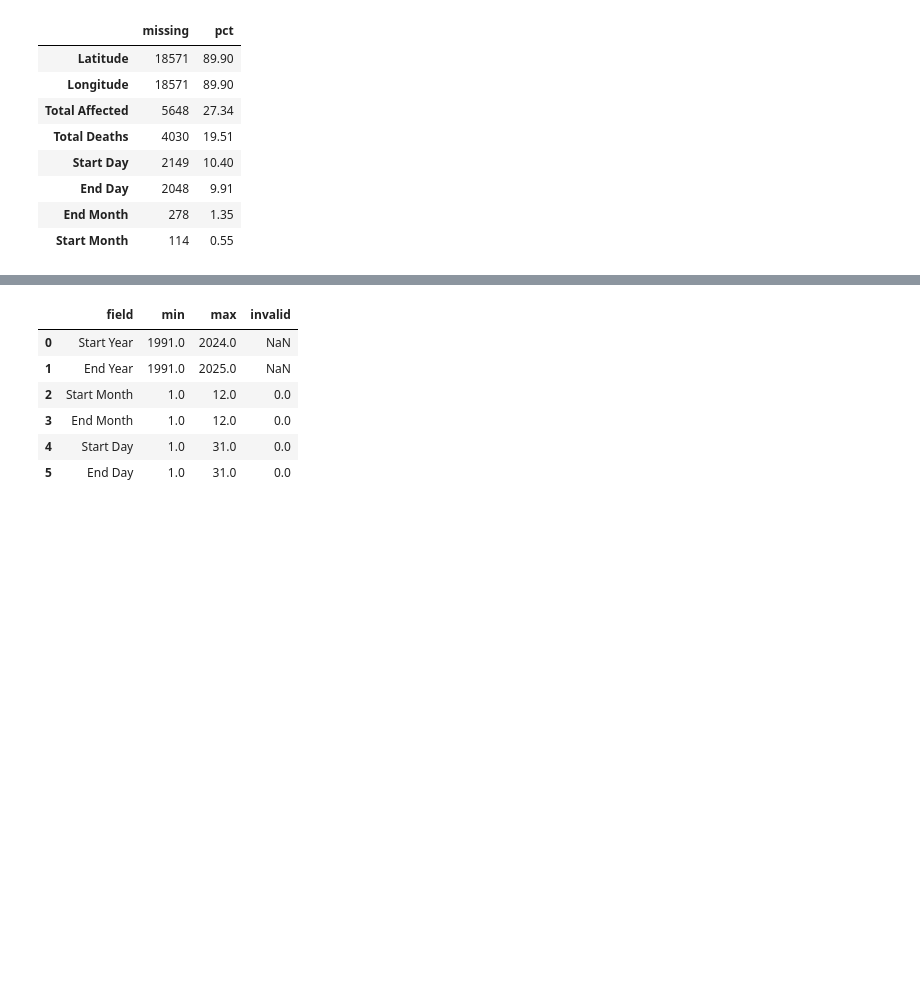
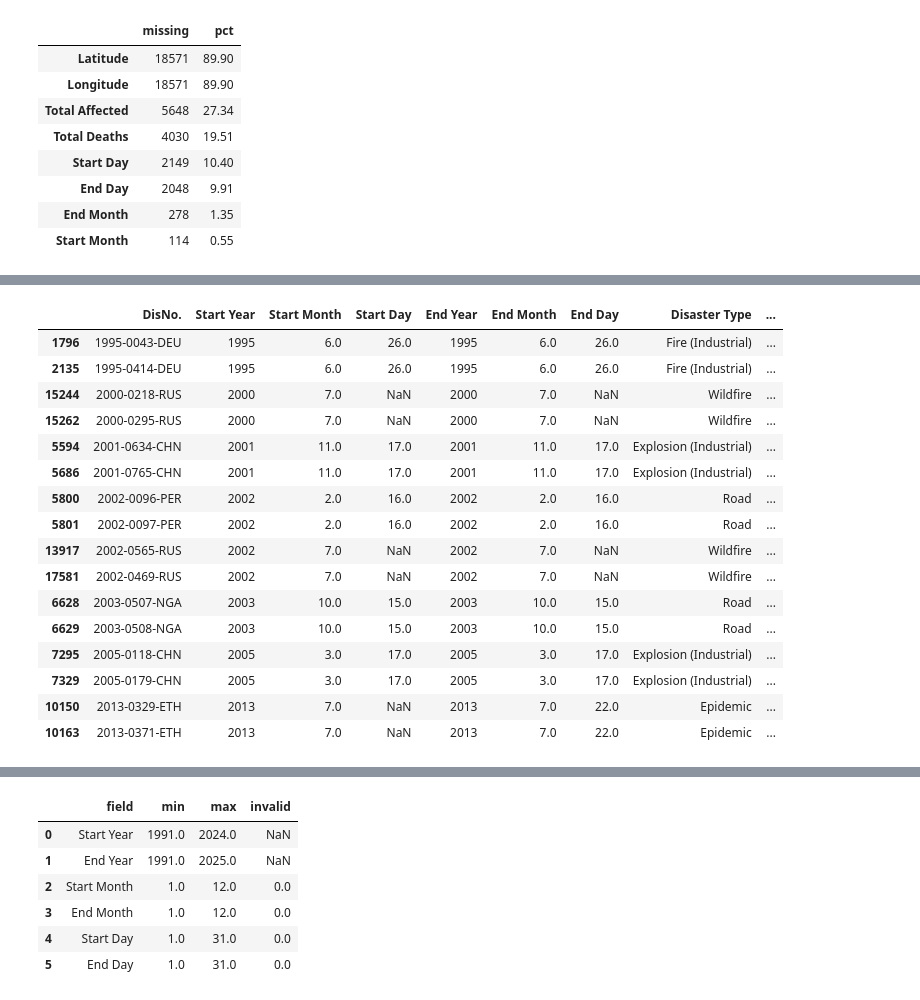
Before and after one commit to damiansze/DAW_FS26, a Jupyter notebook: notebooks/02_Cleaning.ipynb, the cells around one changed output, grey strips where cells are left out. Cells and saved outputs as stored; diff of their text form; code cells hidden in the pictures; blank space fills up the shorter version.

```diff
--- a/notebooks/02_Cleaning.ipynb
+++ b/notebooks/02_Cleaning.ipynb
@@ -220,0 +424,22 @@ Die Key Spalten zeigen Duplicates auch dann, wenn Impact Werte aktualisiert wurd
+# %%
+non_id_cols = [c for c in emdat_relevant_cols if c != "DisNo."]
+apparent_dup_mask = emdat_focus.duplicated(subset=non_id_cols, keep=False)
+display(emdat_focus[apparent_dup_mask].sort_values(non_id_cols[:4]))
+# %% [output]
+|  | DisNo. | Start Year | Start Month | Start Day | End Year | End Month | End Day | Disaster Type | ... |
+| 1796 | 1995-0043-DEU | 1995 | 6.0 | 26.0 | 1995 | 6.0 | 26.0 | Fire (Industrial) | ... |
+| 2135 | 1995-0414-DEU | 1995 | 6.0 | 26.0 | 1995 | 6.0 | 26.0 | Fire (Industrial) | ... |
+| 15244 | 2000-0218-RUS | 2000 | 7.0 | NaN | 2000 | 7.0 | NaN | Wildfire | ... |
+| 15262 | 2000-0295-RUS | 2000 | 7.0 | NaN | 2000 | 7.0 | NaN | Wildfire | ... |
+| 5594 | 2001-0634-CHN | 2001 | 11.0 | 17.0 | 2001 | 11.0 | 17.0 | Explosion (Industrial) | ... |
+| 5686 | 2001-0765-CHN | 2001 | 11.0 | 17.0 | 2001 | 11.0 | 17.0 | Explosion (Industrial) | ... |
+| 5800 | 2002-0096-PER | 2002 | 2.0 | 16.0 | 2002 | 2.0 | 16.0 | Road | ... |
+| 5801 | 2002-0097-PER | 2002 | 2.0 | 16.0 | 2002 | 2.0 | 16.0 | Road | ... |
+| 13917 | 2002-0565-RUS | 2002 | 7.0 | NaN | 2002 | 7.0 | NaN | Wildfire | ... |
+| 17581 | 2002-0469-RUS | 2002 | 7.0 | NaN | 2002 | 7.0 | NaN | Wildfire | ... |
+| 6628 | 2003-0507-NGA | 2003 | 10.0 | 15.0 | 2003 | 10.0 | 15.0 | Road | ... |
+| 6629 | 2003-0508-NGA | 2003 | 10.0 | 15.0 | 2003 | 10.0 | 15.0 | Road | ... |
+| 7295 | 2005-0118-CHN | 2005 | 3.0 | 17.0 | 2005 | 3.0 | 17.0 | Explosion (Industrial) | ... |
+| 7329 | 2005-0179-CHN | 2005 | 3.0 | 17.0 | 2005 | 3.0 | 17.0 | Explosion (Industrial) | ... |
+| 10150 | 2013-0329-ETH | 2013 | 7.0 | NaN | 2013 | 7.0 | 22.0 | Epidemic | ... |
+| 10163 | 2013-0371-ETH | 2013 | 7.0 | NaN | 2013 | 7.0 | 22.0 | Epidemic | ... |
```
Also changed, not shown: parts of 34 cells of this notebook.
